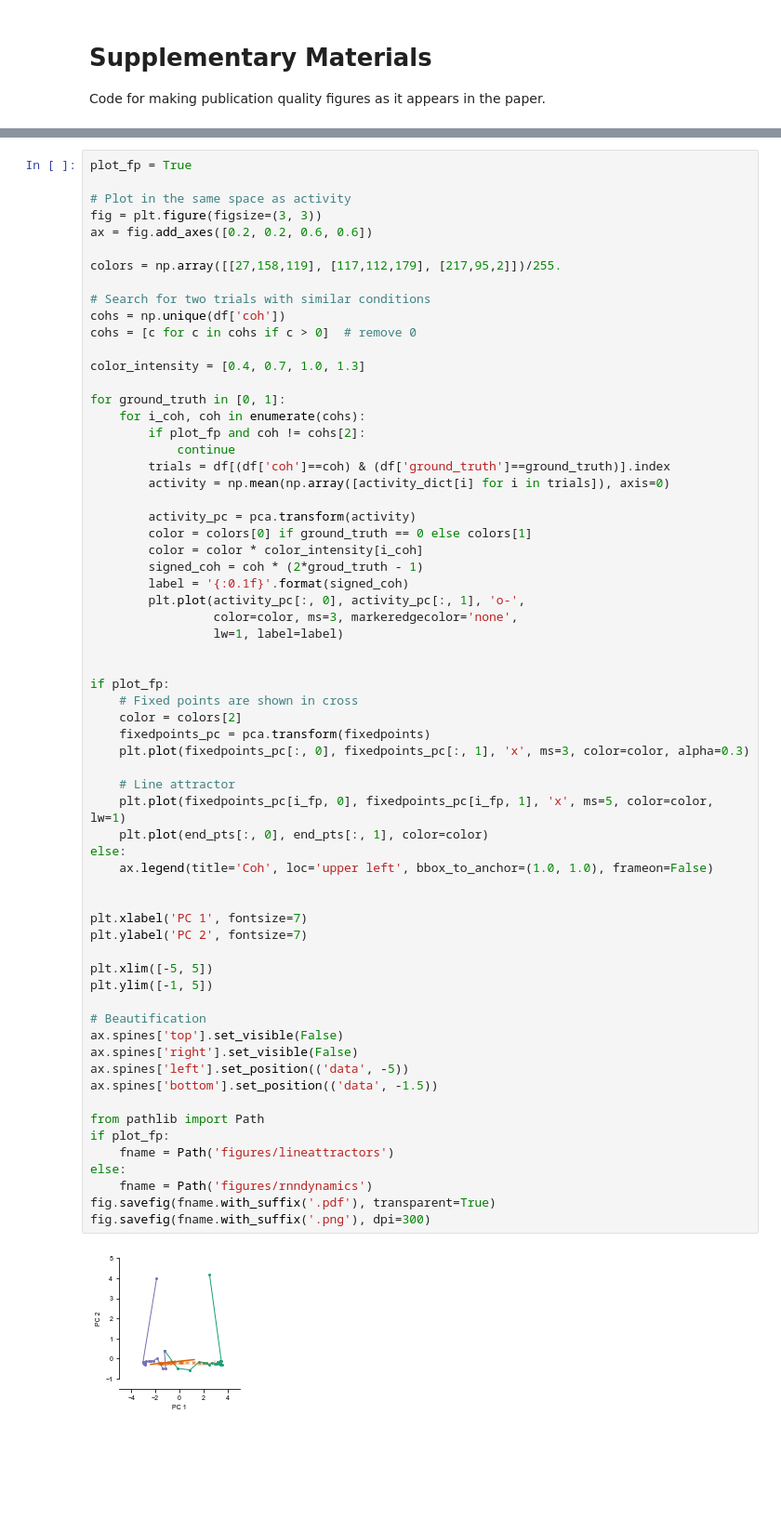
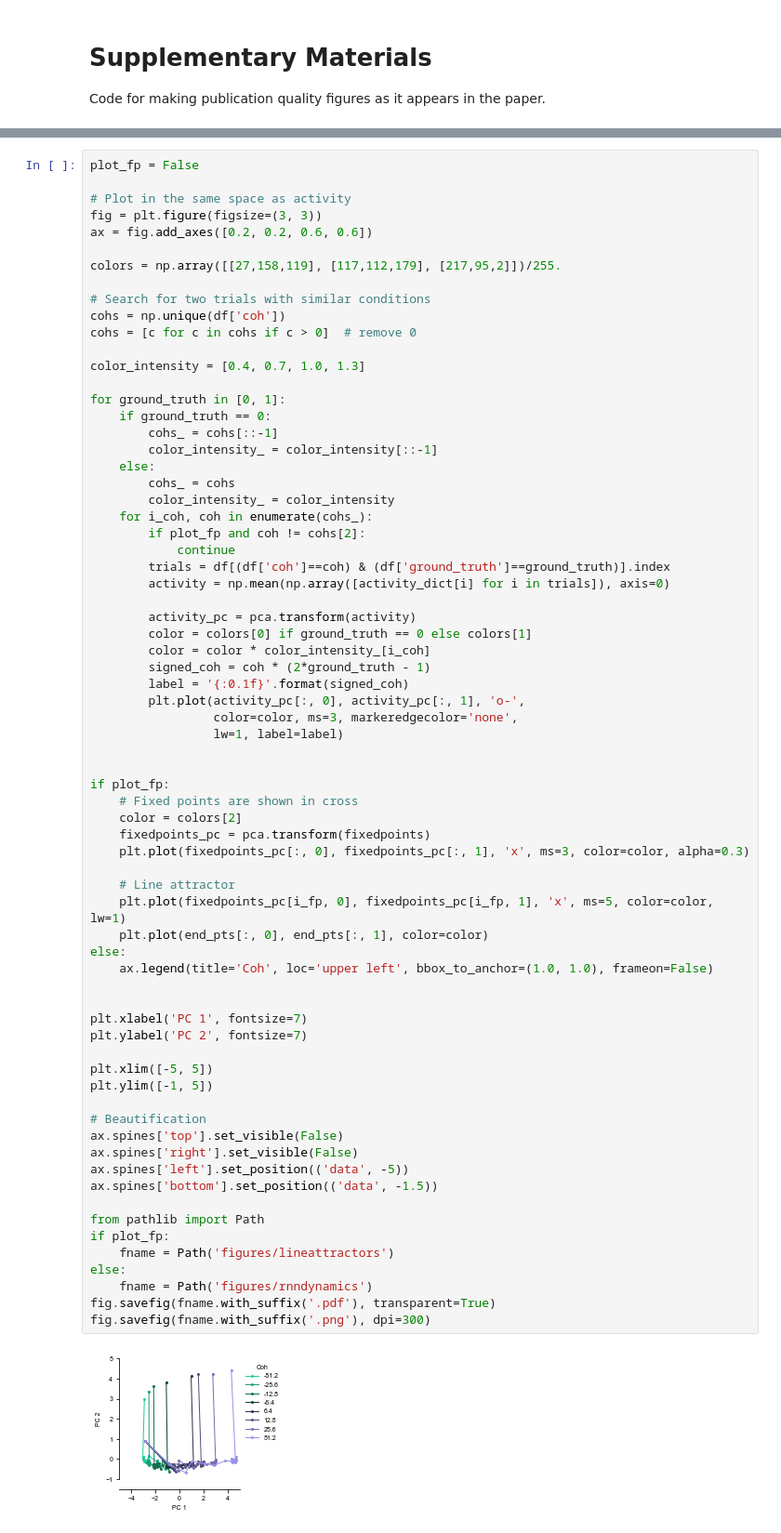
Before and after one commit to gyyang/nn-brain, a Jupyter notebook: RNN+DynamicalSystemAnalysis.ipynb, the cells around one changed output, grey strips where cells are left out. Shown: that part at 93% size. Saved outputs shown, nothing was run; the diff lists cells and outputs as text; blank space fills up the shorter version.

Commit message:
prettier plotting

```diff
--- a/RNN+DynamicalSystemAnalysis.ipynb
+++ b/RNN+DynamicalSystemAnalysis.ipynb
@@ -410,5 +413,5 @@ print(df[(df['coh']==6.4) & (df['ground_truth']==1.0)])
 # %%
-plot_fp = True
+plot_fp = False
 
 # Plot in the same space as activity
 fig = plt.figure(figsize=(3, 3))
@@ -423,7 +426,13 @@ cohs = [c for c in cohs if c > 0]  # remove 0
 color_intensity = [0.4, 0.7, 1.0, 1.3]
 
 for ground_truth in [0, 1]:
-    for i_coh, coh in enumerate(cohs):
+    if ground_truth == 0:
+        cohs_ = cohs[::-1]
+        color_intensity_ = color_intensity[::-1]
+    else:
+        cohs_ = cohs
+        color_intensity_ = color_intensity
+    for i_coh, coh in enumerate(cohs_):
         if plot_fp and coh != cohs[2]:
             continue
         trials = df[(df['coh']==coh) & (df['ground_truth']==ground_truth)].index
@@ -431,8 +440,8 @@ for ground_truth in [0, 1]:
 
         activity_pc = pca.transform(activity)
         color = colors[0] if ground_truth == 0 else colors[1]
-        color = color * color_intensity[i_coh]
-        signed_coh = coh * (2*groud_truth - 1)
+        color = color * color_intensity_[i_coh]
+        signed_coh = coh * (2*ground_truth - 1)
         label = '{:0.1f}'.format(signed_coh)
         plt.plot(activity_pc[:, 0], activity_pc[:, 1], 'o-',
                  color=color, ms=3, markeredgecolor='none',
@@ -445,31 +454,31 @@ if plot_fp:
     fixedpoints_pc = pca.transform(fixedpoints)
     plt.plot(fixedpoints_pc[:, 0], fixedpoints_pc[:, 1], 'x', ms=3, color=color, alpha=0.3)
 
     # Line attractor
     plt.plot(fixedpoints_pc[i_fp, 0], fixedpoints_pc[i_fp, 1], 'x', ms=5, color=color, lw=1)
     plt.plot(end_pts[:, 0], end_pts[:, 1], color=color)
 else:
     ax.legend(title='Coh', loc='upper left', bbox_to_anchor=(1.0, 1.0), frameon=False)
 
 
 plt.xlabel('PC 1', fontsize=7)
 plt.ylabel('PC 2', fontsize=7)
 
 plt.xlim([-5, 5])
 plt.ylim([-1, 5])
 
 # Beautification
 ax.spines['top'].set_visible(False)
 ax.spines['right'].set_visible(False)
 ax.spines['left'].set_position(('data', -5))
 ax.spines['bottom'].set_position(('data', -1.5))
 
 from pathlib import Path
 if plot_fp:
     fname = Path('figures/lineattractors')
 else:
     fname = Path('figures/rnndynamics')
 fig.savefig(fname.with_suffix('.pdf'), transparent=True)
 fig.savefig(fname.with_suffix('.png'), dpi=300)
 # %% [output]
-[figure, old version]
+[figure, new version]
```
Also changed, not shown: parts of 8 cells of this notebook, 2 other files.
